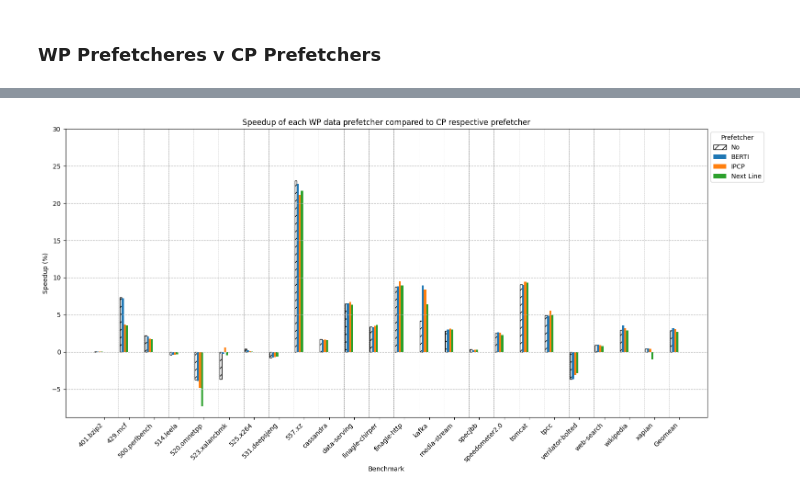
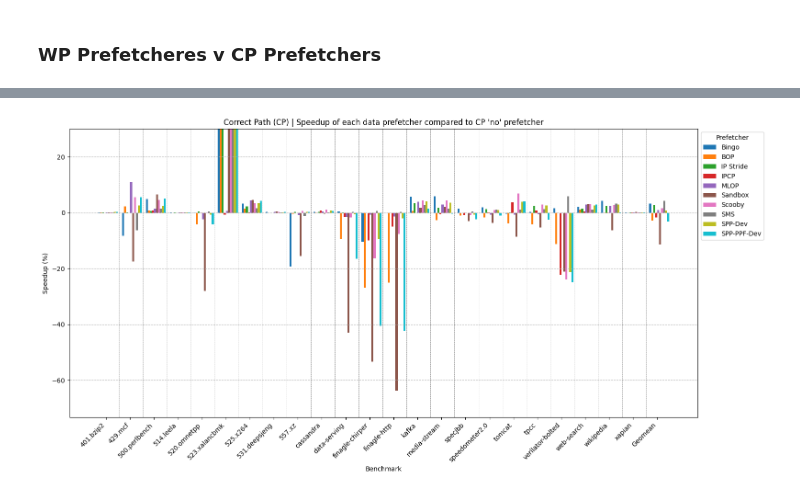
Before and after one commit to joshualmashburn/ChampSim, a Jupyter notebook: analysis.ipynb, the cells around one changed output, grey strips where cells are left out. Cells and saved outputs as stored; diff of their text form; code cells hidden in the pictures.

```diff
--- a/analysis.ipynb
+++ b/analysis.ipynb
@@ -567,0 +536,18 @@ plt.show()
+# %%
+l2c_prefetchers = {
+    "no": {"label": "No", "color": "white", "edgecolor": "black", "hatch": "//"},
+    # "l2c-ampm": {"label": "AMPM"}, # Skipping for better visualization
+    "l2c-bingo": {"label": "Bingo"},
+    "l2c-bop": {"label": "BOP"},
+    # "l2c-dspatch": {"label": "DSPatch"}, # Skipping for better visualization
+    "l2c-ip_stride": {"label": "IP Stride"},
+    "l2c-ipcp": {"label": "IPCP"},
+    "l2c-mlop": {"label": "MLOP"},
+    # "l2c-next_line": {"label": "Next Line"}, # Skipping for better visualization
+    "l2c-sandbox": {"label": "Sandbox"},
+    "l2c-scooby": {"label": "Scooby"},
+    "l2c-sms": {"label": "SMS"},
+    "l2c-spp_dev": {"label": "SPP-Dev"},
+    "l2c-spp_ppf_dev": {"label": "SPP-PPF-Dev"},
+    # "l2c-streamer": {"label": "Streamer"}, # Skipping for better visualization
+}
@@ -568,58 +556,51 @@ plt.show()
 # %%
-df_wp_no = group_by_prefetcher(wp_ipc_df, "l1d-no")
-df_wp_berti = group_by_prefetcher(wp_ipc_df, "l1d-berti")
-df_wp_ipcp = group_by_prefetcher(wp_ipc_df, "l1d-ipcp")
-df_wp_next_line = group_by_prefetcher(wp_ipc_df, "l1d-next_line")
+# Group data by prefetcher and calculate speedup
+df_speedup_cp = {}
+df_cp_no = group_by(cp_ipc_df, "no")
+for key in l2c_prefetchers:
+    if key != "no":
+        df_cp = group_by(cp_ipc_df, key)
+        df_speedup_cp[key] = calculate_speedup(df_cp, df_cp_no)
 
-df_wp_no = calculate_speedup(df_wp_no, df_cp_no)
-df_wp_berti = calculate_speedup(df_wp_berti, df_cp_berti)
-df_wp_ipcp = calculate_speedup(df_wp_ipcp, df_cp_ipcp)
-df_wp_next_line = calculate_speedup(df_wp_next_line, df_cp_next_line)
+# Create positions for each bar group
+r_base = [x * (1 + gap) for x in range(len(df_cp_no))]
+r_positions = {}
+for idx, key in enumerate(l2c_prefetchers):
+    r_positions[key] = [x + idx * bar_width for x in r_base]
 
-# Bar width
-bar_width = 0.1
-gap = 0.2
+# Create the plot
+plt.figure(figsize=(16, 8))
 
-# Positions of the bars on the x-axis
-r1 = [x * (1 + gap) for x in range(len(df_cp_no))]
-r2 = [x + bar_width for x in r1]
-r3 = [x + bar_width for x in r2]
-r4 = [x + bar_width for x in r3]
+# Plot each prefetcher
+for key, props in l2c_prefetchers.items():
+    if key != "no":
+        plt.bar(
+            r_positions[key],
+            df_speedup_cp[key]["Speedup"],
+            width=bar_width,
+            label=props["label"],
+        )
 
-# Create the bars
-plt.figure(figsize=(16, 8))
-plt.bar(
-    r1,
-    df_wp_no["Speedup"],
-    width=bar_width,
-    label="No",
-    color="white",
-    edgecolor="black",
-    hatch="//",
-)
-plt.bar(r2, df_wp_berti["Speedup"], width=bar_width, label="BERTI")
-plt.bar(r3, df_wp_ipcp["Speedup"], width=bar_width, label="IPCP")
-plt.bar(r4, df_wp_next_line["Speedup"], width=bar_width, label="Next Line")
-
-# Add shorter vertical dashed lines between each group
-for i in range(1, len(df_cp_no)):
-    plt.axvline(x=(r1[i] - gap / 2), color="gray", linestyle="--", linewidth=0.5)
+# Add vertical dashed lines between groups
+for i in range(1, len(r_base)):
+    plt.axvline(x=(r_base[i] - (gap) / 2), color="gray", linestyle="--", linewidth=0.5)
 
 # Add labels and title
 plt.grid(axis="y", linestyle="--")
 plt.xticks(
-    [r + 4 * bar_width for r in r1], df_cp_no["Benchmark"], rotation=45, ha="right"
+    [r + (len(l2c_prefetchers) - 2) * bar_width / 2 for r in r_base],
+    df_cp_no["Benchmark"],
+    rotation=45,
+    ha="right",
 )
 plt.xlabel("Benchmark")
 plt.ylabel("Speedup (%)")
 plt.ylim(top=30)
 plt.legend(title="Prefetcher", bbox_to_anchor=(1, 1), loc="upper left")
-plt.title("Speedup of each WP data prefetcher compared to CP respective prefetcher")
+plt.title(
+    "Correct Path (CP) | Speedup of each data prefetcher compared to CP 'no' prefetcher"
+)
 plt.tight_layout()
-
-# Save the plot
-# plt.savefig("l1d_wp_speedup_cp_respective.svg", format="svg", dpi=1200)
-
 plt.show()
 # %% [output]
-[figure, old version]
+[figure, new version]
```
Also changed, not shown: parts of 45 cells of this notebook.
